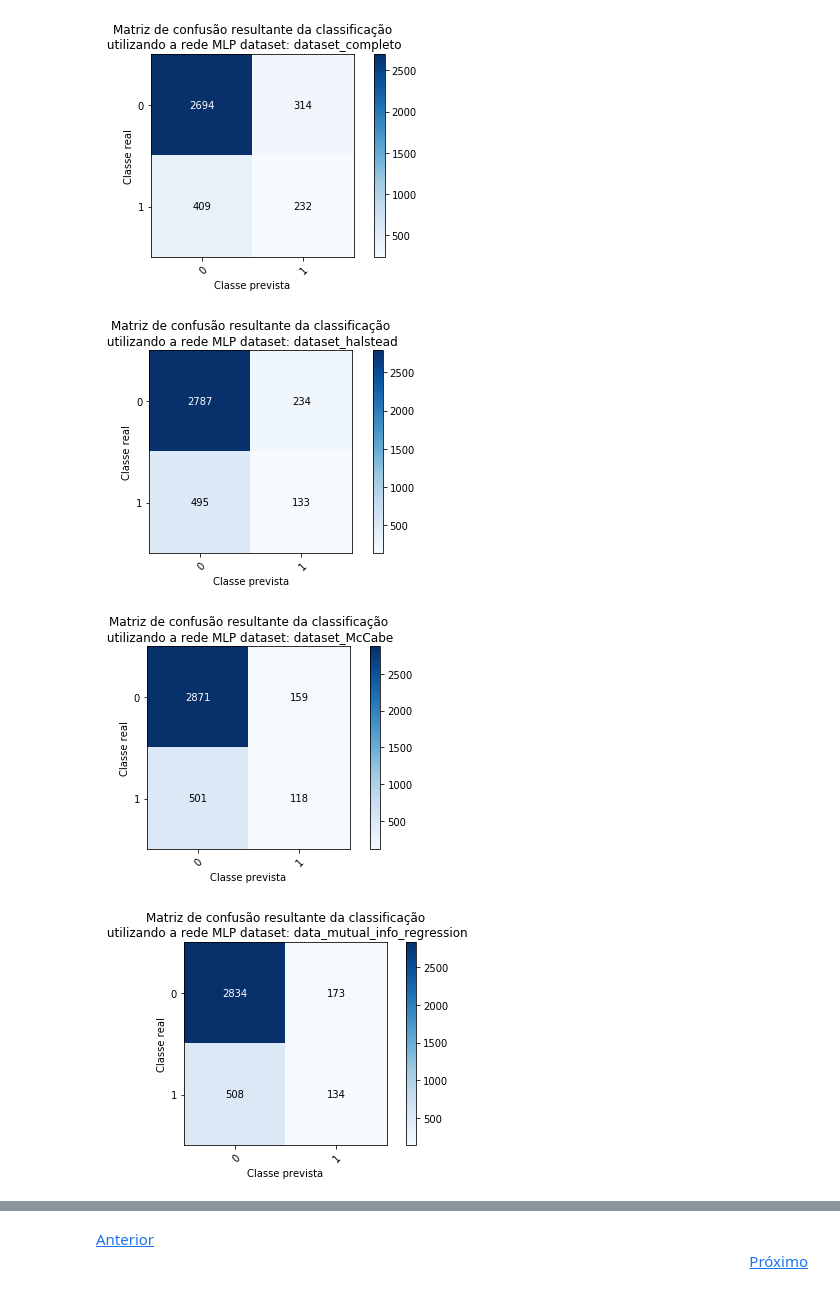
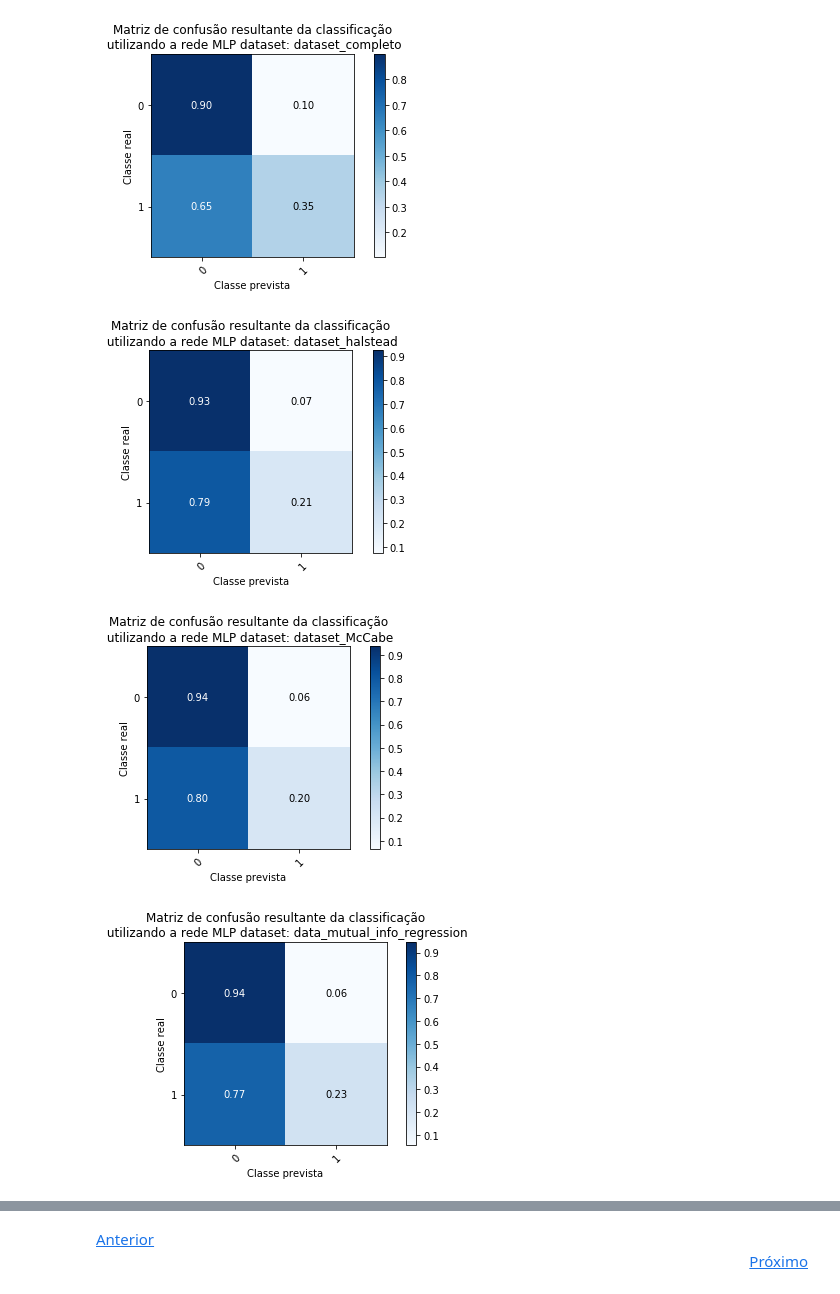
Before and after one commit to Pssales/Data-Science-Project, a Jupyter notebook: classificacao/MLP.ipynb, the cells around one changed output, grey strips where cells are left out. Cells and saved outputs as stored; diff of their text form; code cells hidden in the pictures.

```diff
--- a/classificacao/MLP.ipynb
+++ b/classificacao/MLP.ipynb
@@ -56,35 +59,35 @@ for dataset in datasets:
     data = pd.read_csv('C:/Users/Camila/Desktop/Data-Science-Project/dataset2/'+dataset+'.csv')
     X = data.drop('defects',axis=1)
     y = data['defects']
 
 
     # Dividir os dados em conjuntos de treinamento e teste.
     X_train, X_test, y_train, y_test = train_test_split(X, y)
 
 
     # Normalização de dados.
     scaler = StandardScaler()
     scaler.fit(X_train)
 
     X_train = scaler.transform(X_train)
     X_test = scaler.transform(X_test)
 
     mlp = MLPClassifier(hidden_layer_sizes=(128,128,128),max_iter=1000, solver='lbfgs')
 
     mlp.fit(X_train,y_train)
 
 
     predictions = mlp.predict(X_test)
 
 
-    plot_confusion_matrix(y_test, predictions, classes=np.array([0,1]),
+    plot_confusion_matrix(y_test, predictions, classes=np.array([0,1]),normalize=True,
                         title='Matriz de confusão resultante da classificação\n utilizando a rede MLP dataset: '+dataset);
 
 
 #     print("\n\n"+dataset+"\n")
 #     print(classification_report(y_test,predictions))
 # %% [output]
-[figure, old version]
+[figure, new version]
-[figure, old version]
+[figure, new version]
-[figure, old version]
+[figure, new version]
-[figure, old version]
+[figure, new version]
```
Also changed, not shown: parts of 2 cells of this notebook, 4 other files.
